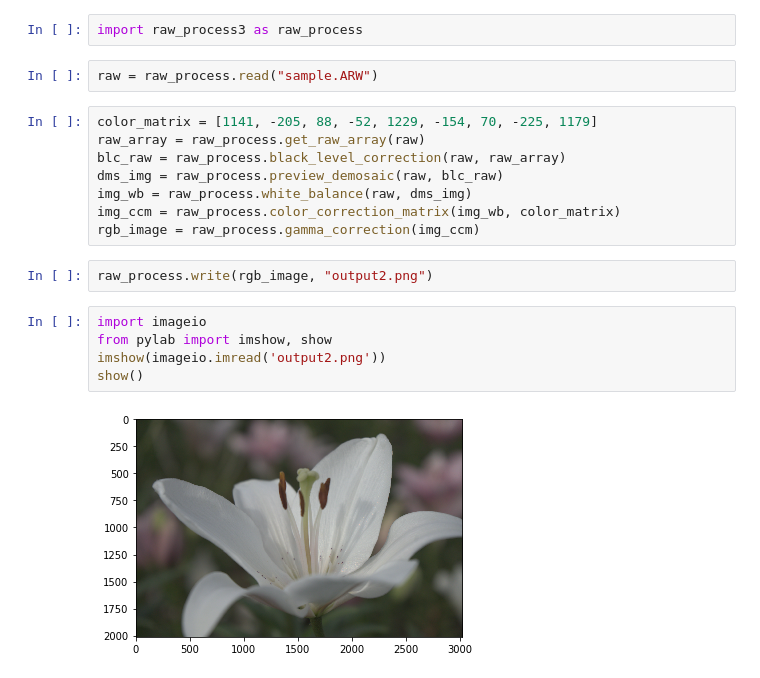
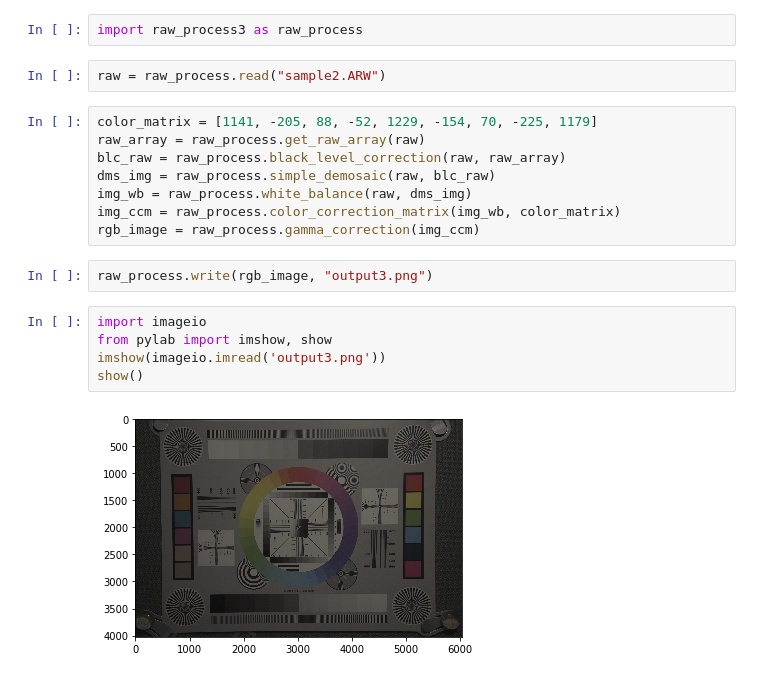
Before and after one commit to moizumi99/raw_process, a Jupyter notebook: ISP_Basic_Process_with_Module_raw_process3.ipynb, the cells around one changed output. Saved outputs shown, nothing was run; the diff lists cells and outputs as text.

Commit message:
Demo of advanced demosaic algorithm

```diff
--- a/ISP_Basic_Process_with_Module_raw_process3.ipynb
+++ b/ISP_Basic_Process_with_Module_raw_process3.ipynb
@@ -8,21 +8,21 @@ if module_path not in sys.path:
 # %%
 import raw_process3 as raw_process
 # %%
-raw = raw_process.read("sample.ARW")
+raw = raw_process.read("sample2.ARW")
 # %%
 color_matrix = [1141, -205, 88, -52, 1229, -154, 70, -225, 1179]
 raw_array = raw_process.get_raw_array(raw)
 blc_raw = raw_process.black_level_correction(raw, raw_array)
-dms_img = raw_process.preview_demosaic(raw, blc_raw)
+dms_img = raw_process.simple_demosaic(raw, blc_raw)
 img_wb = raw_process.white_balance(raw, dms_img)
 img_ccm = raw_process.color_correction_matrix(img_wb, color_matrix)
 rgb_image = raw_process.gamma_correction(img_ccm)
 # %%
-raw_process.write(rgb_image, "output2.png")
+raw_process.write(rgb_image, "output3.png")
 # %%
 import imageio
 from pylab import imshow, show
-imshow(imageio.imread('output2.png'))
+imshow(imageio.imread('output3.png'))
 show()
 # %% [output]
-[figure, old version]
+[figure, new version]
```
Also changed, not shown: 2 other files.
